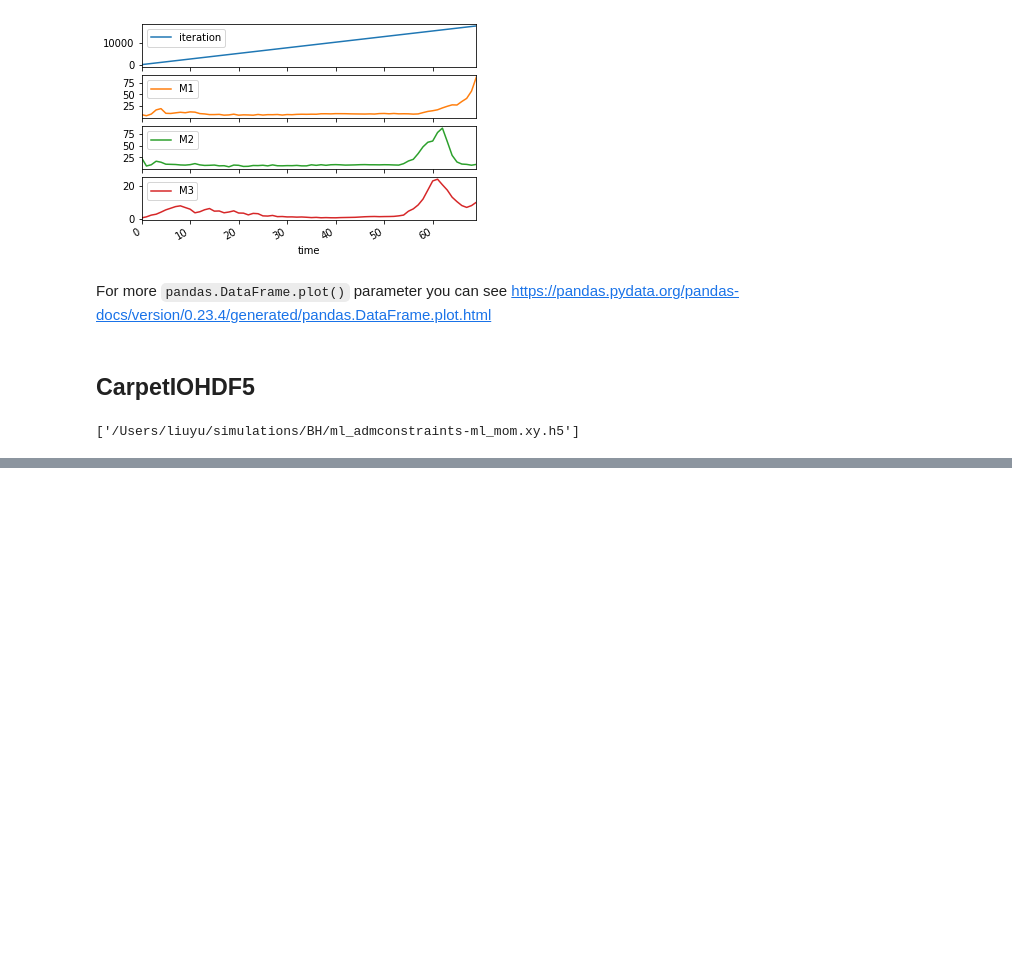
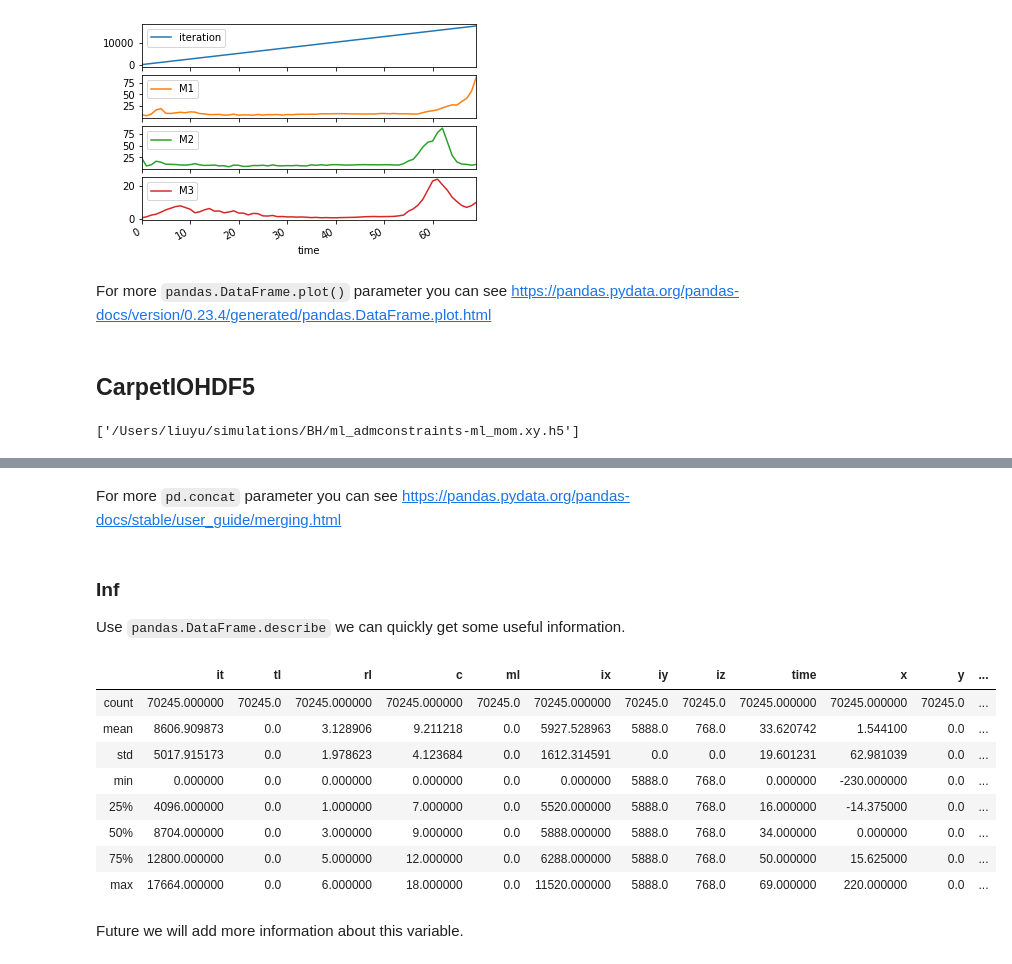
Before and after one commit to YuLiumt/CactusTool, a Jupyter notebook: docs/source/Tutorial/Carpet.ipynb, the cells around one changed output, grey strips where cells are left out. Cells and saved outputs as stored; diff of their text form; code cells hidden in the pictures; blank space fills up the shorter version.

```diff
--- a/docs/source/Tutorial/Carpet.ipynb
+++ b/docs/source/Tutorial/Carpet.ipynb
@@ -109,0 +175,20 @@ True
+# %% [markdown]
+For more `pd.concat` parameter you can see https://pandas.pydata.org/pandas-docs/stable/user_guide/merging.html
+# %% [markdown]
+### Inf
+
+Use `pandas.DataFrame.describe` we can quickly get some useful information.
+# %%
+var_ascii.Table.describe()
+# %% [output]
+|  | it | tl | rl | c | ml | ix | iy | iz | time | x | y | ... |
+| count | 70245.000000 | 70245.0 | 70245.000000 | 70245.000000 | 70245.0 | 70245.000000 | 70245.0 | 70245.0 | 70245.000000 | 70245.000000 | 70245.0 | ... |
+| mean | 8606.909873 | 0.0 | 3.128906 | 9.211218 | 0.0 | 5927.528963 | 5888.0 | 768.0 | 33.620742 | 1.544100 | 0.0 | ... |
+| std | 5017.915173 | 0.0 | 1.978623 | 4.123684 | 0.0 | 1612.314591 | 0.0 | 0.0 | 19.601231 | 62.981039 | 0.0 | ... |
+| min | 0.000000 | 0.0 | 0.000000 | 0.000000 | 0.0 | 0.000000 | 5888.0 | 768.0 | 0.000000 | -230.000000 | 0.0 | ... |
+| 25% | 4096.000000 | 0.0 | 1.000000 | 7.000000 | 0.0 | 5520.000000 | 5888.0 | 768.0 | 16.000000 | -14.375000 | 0.0 | ... |
+| 50% | 8704.000000 | 0.0 | 3.000000 | 9.000000 | 0.0 | 5888.000000 | 5888.0 | 768.0 | 34.000000 | 0.000000 | 0.0 | ... |
+| 75% | 12800.000000 | 0.0 | 5.000000 | 12.000000 | 0.0 | 6288.000000 | 5888.0 | 768.0 | 50.000000 | 15.625000 | 0.0 | ... |
+| max | 17664.000000 | 0.0 | 6.000000 | 18.000000 | 0.0 | 11520.000000 | 5888.0 | 768.0 | 69.000000 | 220.000000 | 0.0 | ... |
+# %% [markdown]
+Future we will add more information about this variable.
```
Also changed, not shown: parts of 20 cells of this notebook, 2 other files.
